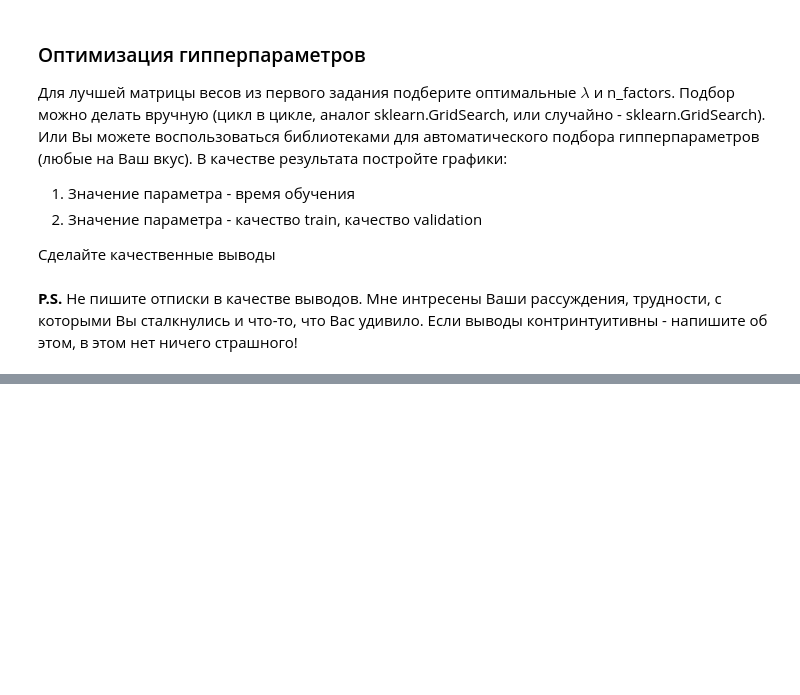
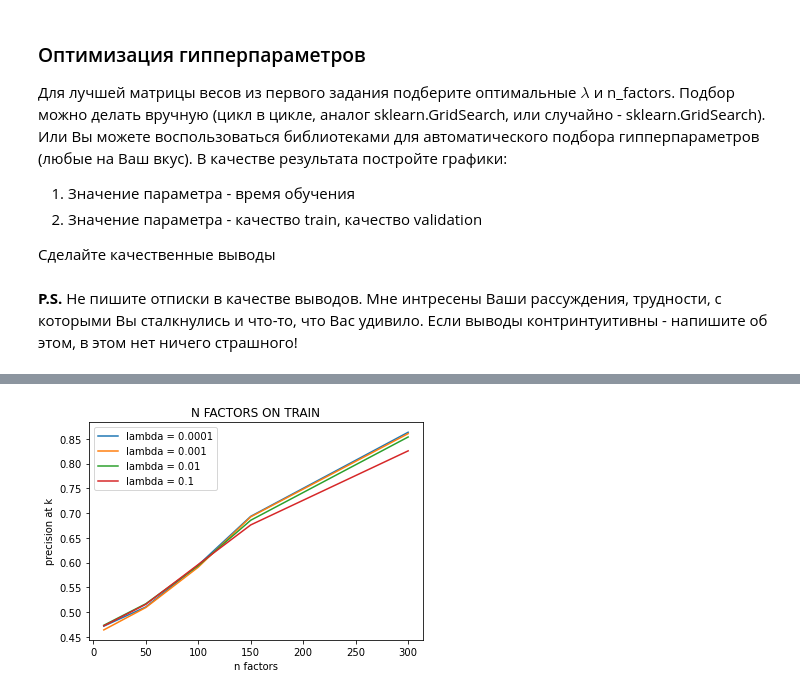
Before and after one commit to aechernenko/gbu_ai, a Jupyter notebook: recom/3/hw3.ipynb, the cells around one changed output, grey strips where cells are left out. Saved outputs shown, nothing was run; the diff lists cells and outputs as text; code cells hidden in the pictures; blank space fills up the shorter version.

```diff
--- a/recom/3/hw3.ipynb
+++ b/recom/3/hw3.ipynb
@@ -32,0 +327,12 @@ import implicit
+# %%
+plt.plot([10, 50, 100, 150, 300],hyper_result.loc[hyper_result['lambda']==0.0001,'precis_on_train'], label = 'lambda = 0.0001')
+plt.plot([10, 50, 100, 150, 300],hyper_result.loc[hyper_result['lambda']==0.001,'precis_on_train'], label = 'lambda = 0.001')
+plt.plot([10, 50, 100, 150, 300],hyper_result.loc[hyper_result['lambda']==0.01,'precis_on_train'], label = 'lambda = 0.01')
+plt.plot([10, 50, 100, 150, 300],hyper_result.loc[hyper_result['lambda']==0.1,'precis_on_train'], label = 'lambda = 0.1')
+plt.legend()
+plt.xlabel('n factors')
+plt.ylabel('precision at k')
+plt.title('N FACTORS ON TRAIN')
+plt.show()
+# %% [output]
+[figure, added]
```
Also changed, not shown: parts of 35 cells of this notebook.
